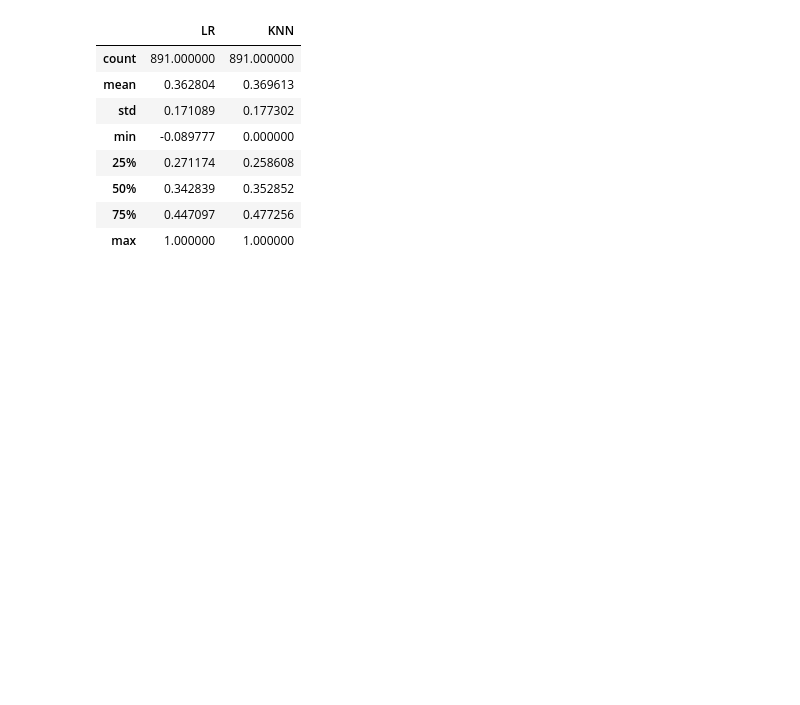
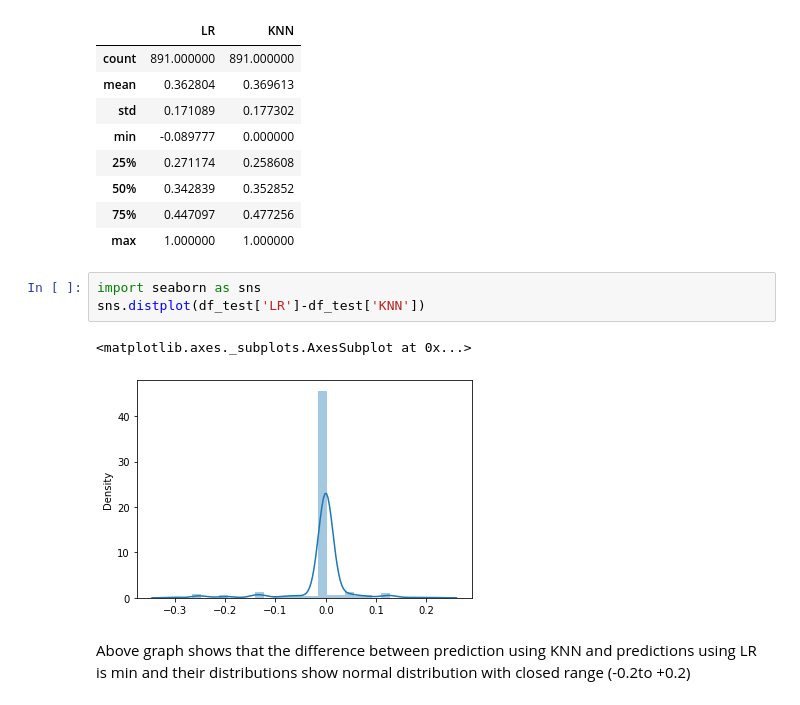
Before and after one commit to manpriyad/Alt, a Jupyter notebook: Missing_values_impute.ipynb, the cells around one changed output. Saved outputs shown, nothing was run; the diff lists cells and outputs as text; blank space fills up the shorter version.

```diff
--- a/Missing_values_impute.ipynb
+++ b/Missing_values_impute.ipynb
@@ -360,3 +360,11 @@ df_test[['LR','KNN']].describe()
 | 50% | 0.342839 | 0.352852 |
 | 75% | 0.447097 | 0.477256 |
 | max | 1.000000 | 1.000000 |
+# %%
+import seaborn as sns
+sns.distplot(df_test['LR']-df_test['KNN'])
+# %% [output]
+<matplotlib.axes._subplots.AxesSubplot at 0x...>
+[figure, added]
+# %% [markdown]
+Above graph shows that the difference between prediction using KNN and predictions using LR is min and their distributions show normal distribution with closed range (-0.2to +0.2)
```
